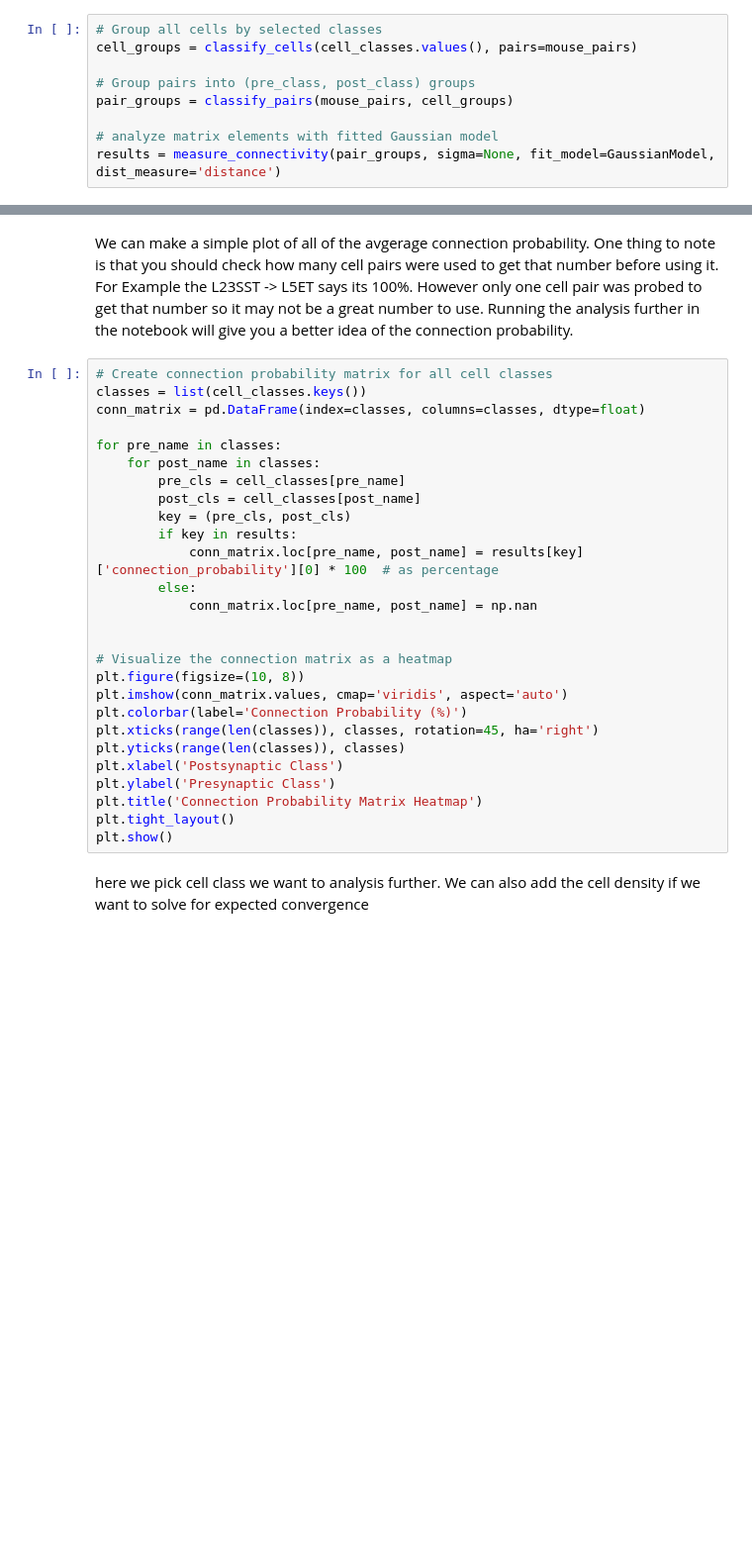
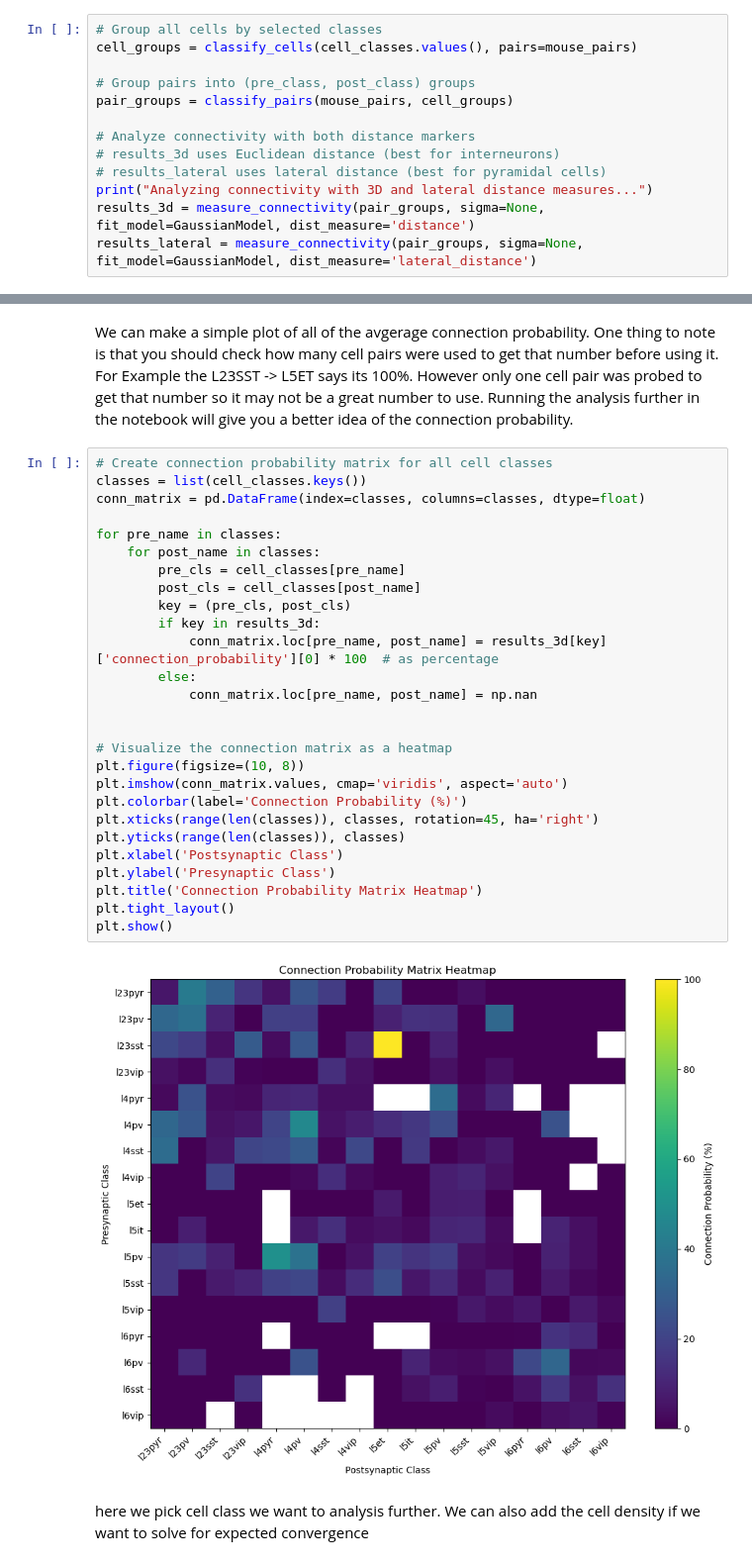
Before and after one commit to cyneuro/Allen-Database-Notebooks, a Jupyter notebook: Connections/connections.ipynb, the cells around one changed output, grey strips where cells are left out. Shown at 99% size. Saved outputs shown, nothing was run; the diff lists cells and outputs as text; blank space fills up the shorter version.

Commit message:
lateral distance stuff

```diff
--- a/Connections/connections.ipynb
+++ b/Connections/connections.ipynb
@@ -83,5 +103,9 @@ cell_groups = classify_cells(cell_classes.values(), pairs=mouse_pairs)
 # Group pairs into (pre_class, post_class) groups
 pair_groups = classify_pairs(mouse_pairs, cell_groups)
 
-# analyze matrix elements with fitted Gaussian model
-results = measure_connectivity(pair_groups, sigma=None, fit_model=GaussianModel, dist_measure='distance')
+# Analyze connectivity with both distance markers
+# results_3d uses Euclidean distance (best for interneurons)
+# results_lateral uses lateral distance (best for pyramidal cells)
+print("Analyzing connectivity with 3D and lateral distance measures...")
+results_3d = measure_connectivity(pair_groups, sigma=None, fit_model=GaussianModel, dist_measure='distance')
+results_lateral = measure_connectivity(pair_groups, sigma=None, fit_model=GaussianModel, dist_measure='lateral_distance')
@@ -90,30 +116,32 @@ We can make a simple plot of all of the avgerage connection probability. One thi
 # %%
 # Create connection probability matrix for all cell classes
 classes = list(cell_classes.keys())
 conn_matrix = pd.DataFrame(index=classes, columns=classes, dtype=float)
 
 for pre_name in classes:
     for post_name in classes:
         pre_cls = cell_classes[pre_name]
         post_cls = cell_classes[post_name]
         key = (pre_cls, post_cls)
-        if key in results:
-            conn_matrix.loc[pre_name, post_name] = results[key]['connection_probability'][0] * 100  # as percentage
+        if key in results_3d:
+            conn_matrix.loc[pre_name, post_name] = results_3d[key]['connection_probability'][0] * 100  # as percentage
         else:
             conn_matrix.loc[pre_name, post_name] = np.nan
 
 
 # Visualize the connection matrix as a heatmap
 plt.figure(figsize=(10, 8))
 plt.imshow(conn_matrix.values, cmap='viridis', aspect='auto')
 plt.colorbar(label='Connection Probability (%)')
 plt.xticks(range(len(classes)), classes, rotation=45, ha='right')
 plt.yticks(range(len(classes)), classes)
 plt.xlabel('Postsynaptic Class')
 plt.ylabel('Presynaptic Class')
 plt.title('Connection Probability Matrix Heatmap')
 plt.tight_layout()
 plt.show()
+# %% [output]
+[figure, added]
 # %% [markdown]
 here we pick cell class we want to analysis further. We can also add the cell density if we want to solve for expected convergence
 # %%
```
Also changed, not shown: parts of 10 cells of this notebook.
